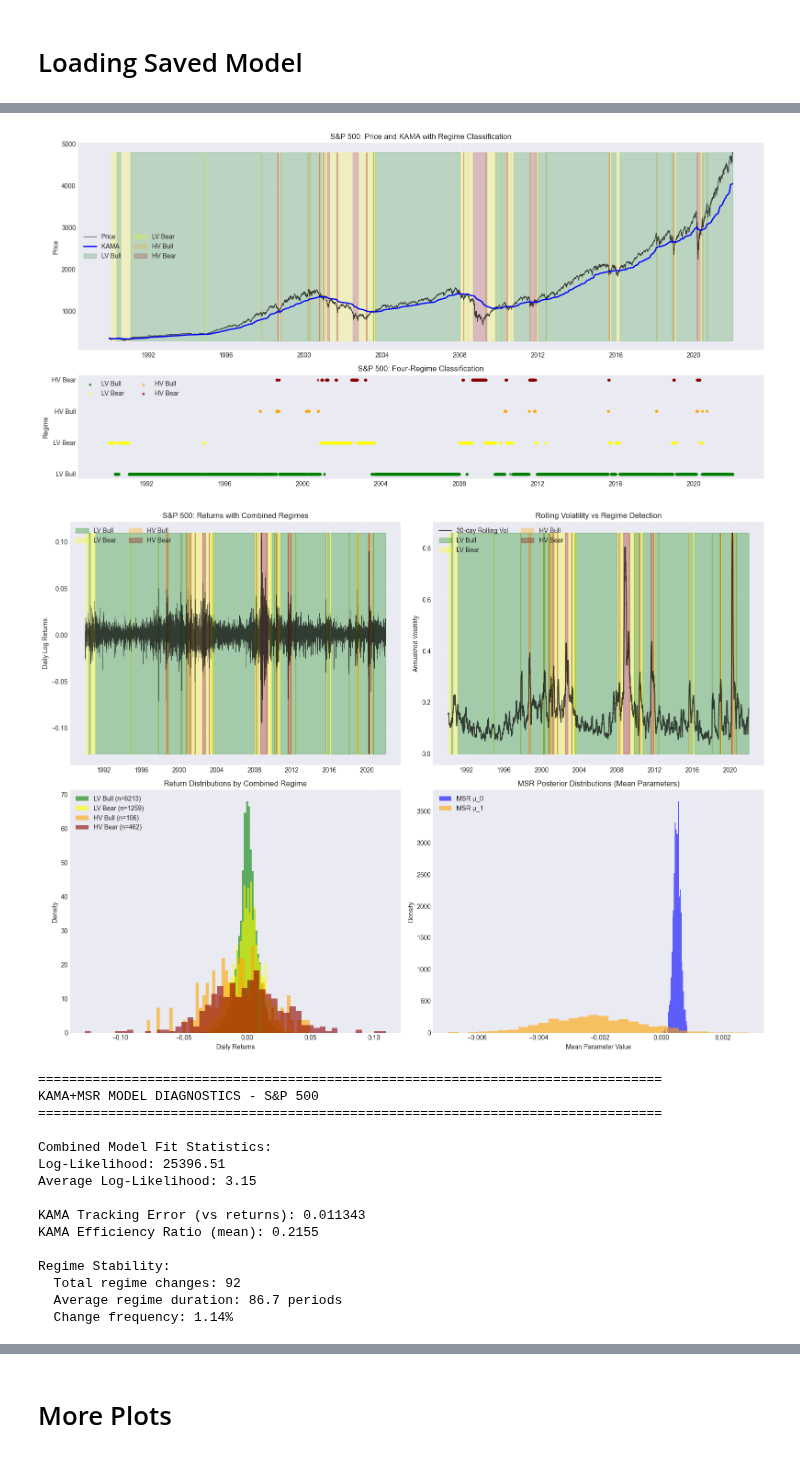
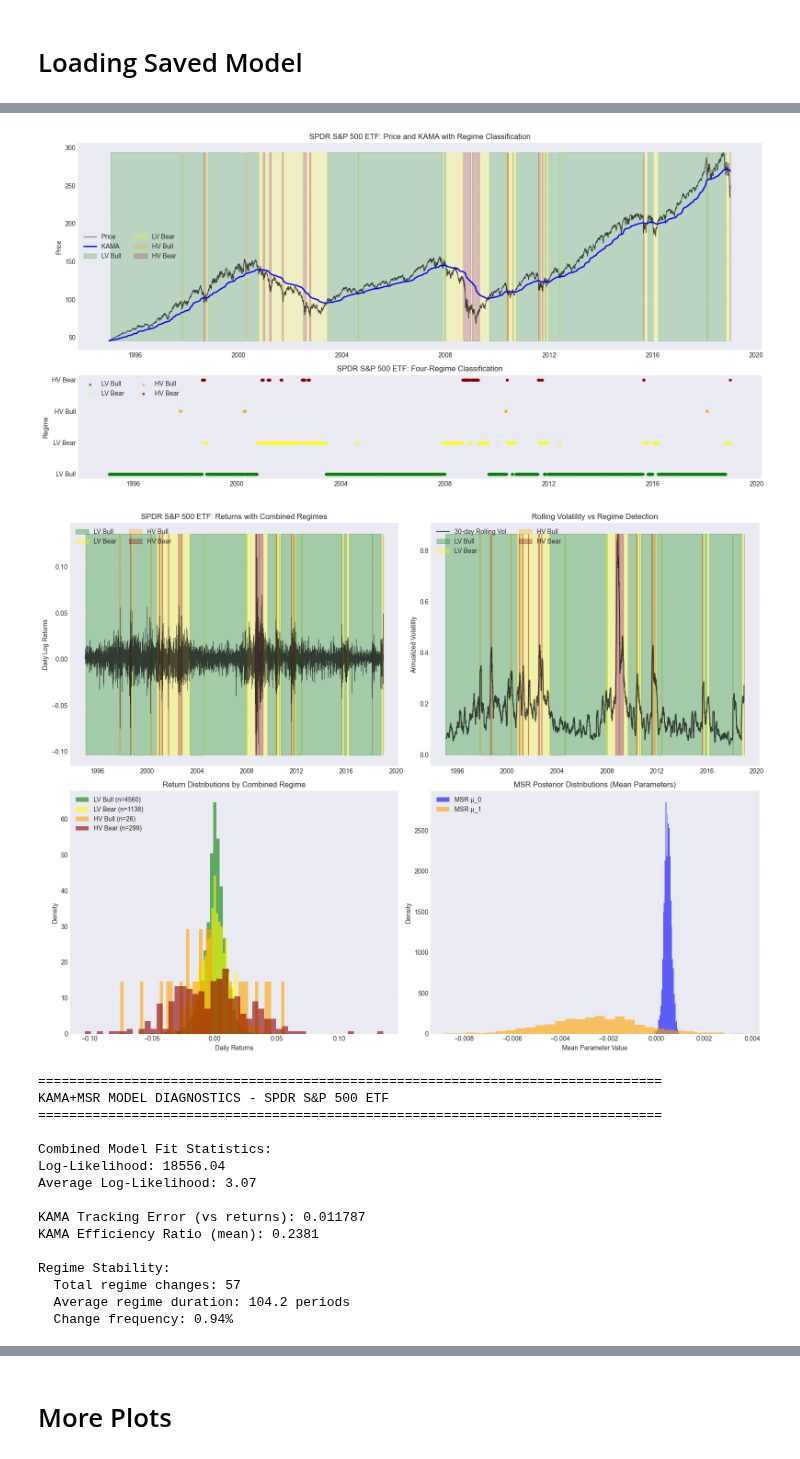
Before and after one commit to jessego20/FE800_project_code, a Jupyter notebook: load_and_analyze.ipynb, the cells around one changed output, grey strips where cells are left out. Drawn from its saved outputs; the diff is of its cells as text; code cells hidden in the pictures.

```diff
--- a/load_and_analyze.ipynb
+++ b/load_and_analyze.ipynb
@@ -118,10 +118,10 @@ def load_and_analyze_KAMA_MSR_model(asset_name: str, n_regimes: int, sub_folder:
 
     return loaded_model, transition_results
 
-asset_name = 'S&P 500'
+asset_name = 'SPDR S&P 500 ETF'
 n_regimes = 2
 sub_folder = 'us_equity'
-edte_sub_folder = datetime(2022, 1, 1).strftime('%Y%m%d')
+edte_sub_folder = datetime(2019, 1, 1).strftime('%Y%m%d')
 loaded_model, transition_results = load_and_analyze_KAMA_MSR_model(asset_name, n_regimes, sub_folder, edte_sub_folder)
 # %% [output]
 ================================================================================
@@ -144,20 +144,20 @@ gamma: 0.75
-[figure, old version]
+[figure, new version]
-[figure, old version]
+[figure, new version]
 ================================================================================
-KAMA+MSR MODEL DIAGNOSTICS - S&P 500
+KAMA+MSR MODEL DIAGNOSTICS - SPDR S&P 500 ETF
 ================================================================================
 
 Combined Model Fit Statistics:
-Log-Likelihood: 25396.51
-Average Log-Likelihood: 3.15
+Log-Likelihood: 18556.04
+Average Log-Likelihood: 3.07
 
-KAMA Tracking Error (vs returns): 0.011343
-KAMA Efficiency Ratio (mean): 0.2155
+KAMA Tracking Error (vs returns): 0.011787
+KAMA Efficiency Ratio (mean): 0.2381
 
 Regime Stability:
-  Total regime changes: 92
-  Average regime duration: 86.7 periods
-  Change frequency: 1.14%
+  Total regime changes: 57
+  Average regime duration: 104.2 periods
+  Change frequency: 0.94%
 # %%
 level1_transition_matrix = transition_results[1]['transition_probabilities']\
     .rename(columns={0: 'Low Vol Bull', 1: 'Low Vol Bear', 2: 'High Vol Bull', 3: 'High Vol Bear'},
```
Also changed, not shown: parts of 6 cells of this notebook, 3 other files.
